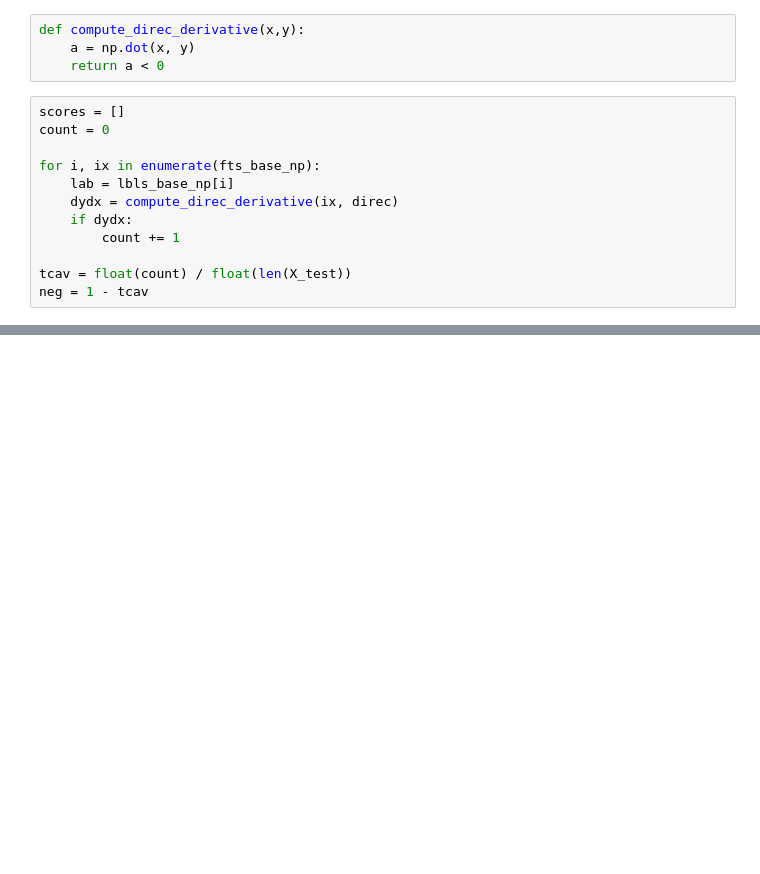
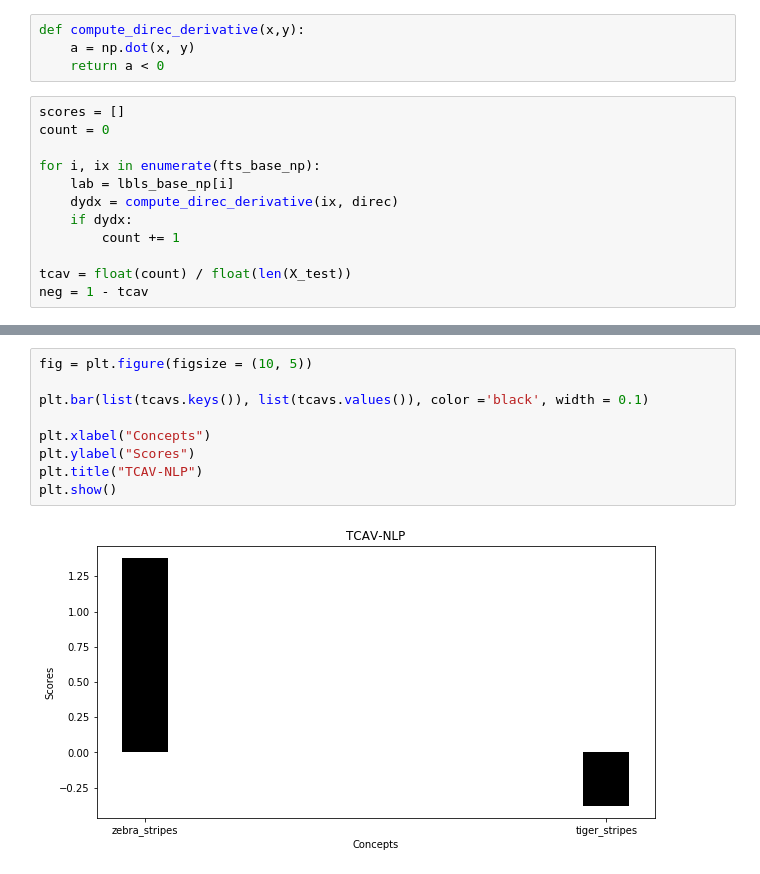
Before and after one commit to kjanjua26/tcav-nlp, a Jupyter notebook: tester-notebooks/Zebra_Stripes_Sanity_Check.ipynb, the cells around one changed output, grey strips where cells are left out. Drawn from its saved outputs; the diff is of its cells as text; blank space fills up the shorter version.

```diff
--- a/tester-notebooks/Zebra_Stripes_Sanity_Check.ipynb
+++ b/tester-notebooks/Zebra_Stripes_Sanity_Check.ipynb
@@ -191,0 +217,11 @@ plt.show()
+# %%
+fig = plt.figure(figsize = (10, 5))
+
+plt.bar(list(tcavs.keys()), list(tcavs.values()), color ='black', width = 0.1)
+
+plt.xlabel("Concepts")
+plt.ylabel("Scores")
+plt.title("TCAV-NLP")
+plt.show()
+# %% [output]
+[figure, added]
```
Also changed, not shown: parts of 12 cells of this notebook.
